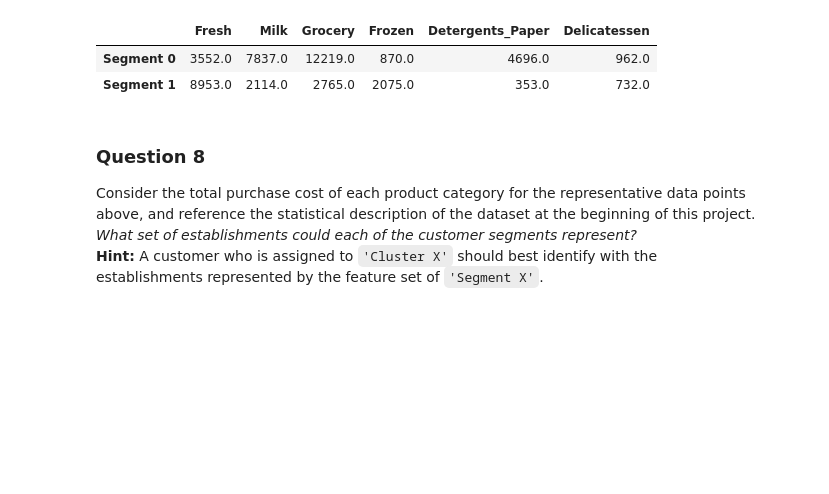
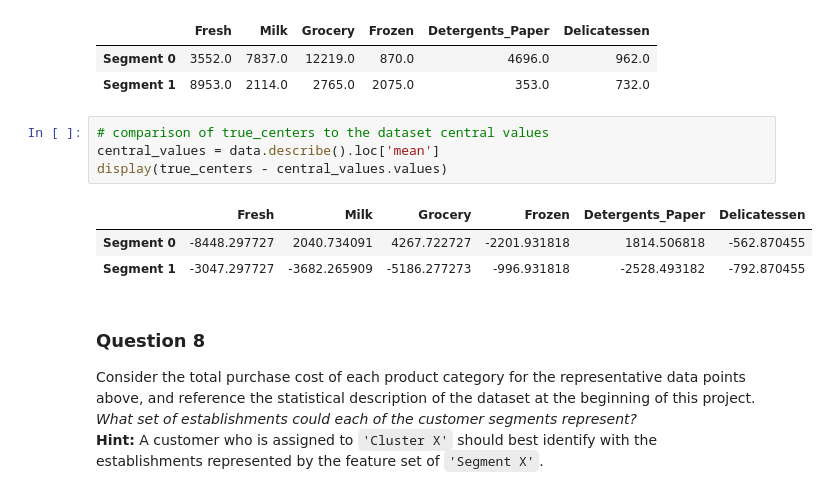
Before and after one commit to wzding/Machine_Learning_Nanodegree, a Jupyter notebook: customer_segments/customer_segments.ipynb, the cells around one changed output. Cells and saved outputs as stored; diff of their text form; blank space fills up the shorter version.

Commit message:
compare cluster center with the average values of the data

```diff
--- a/customer_segments/customer_segments.ipynb
+++ b/customer_segments/customer_segments.ipynb
@@ -466,6 +466,14 @@ display(true_centers)
 |  | Fresh | Milk | Grocery | Frozen | Detergents_Paper | Delicatessen |
 | Segment 0 | 3552.0 | 7837.0 | 12219.0 | 870.0 | 4696.0 | 962.0 |
 | Segment 1 | 8953.0 | 2114.0 | 2765.0 | 2075.0 | 353.0 | 732.0 |
+# %%
+# comparison of true_centers to the dataset central values
+central_values = data.describe().loc['mean']
+display(true_centers - central_values.values)
+# %% [output]
+|  | Fresh | Milk | Grocery | Frozen | Detergents_Paper | Delicatessen |
+| Segment 0 | -8448.297727 | 2040.734091 | 4267.722727 | -2201.931818 | 1814.506818 | -562.870455 |
+| Segment 1 | -3047.297727 | -3682.265909 | -5186.277273 | -996.931818 | -2528.493182 | -792.870455 |
 # %% [markdown]
 ### Question 8
 Consider the total purchase cost of each product category for the representative data points above, and reference the statistical description of the dataset at the beginning of this project. *What set of establishments could each of the customer segments represent?*
```
Also changed, not shown: parts of 1 cell of this notebook.
